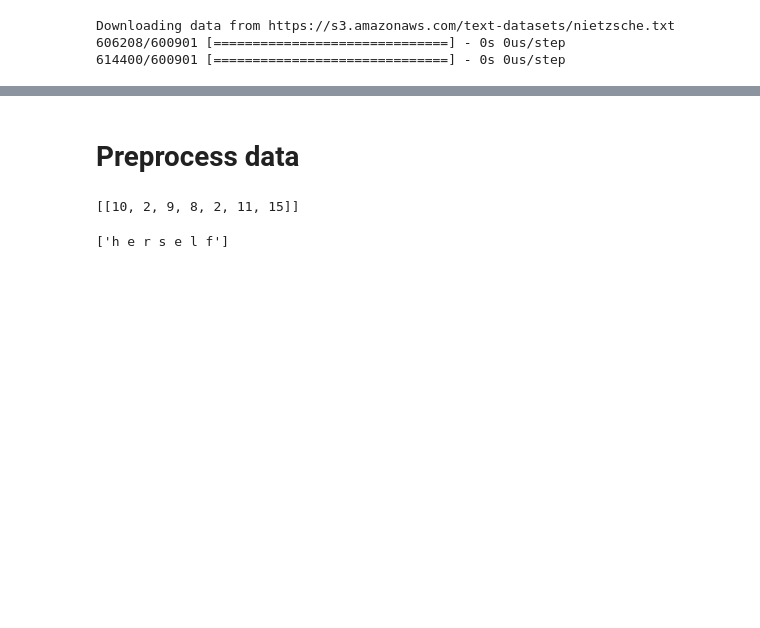
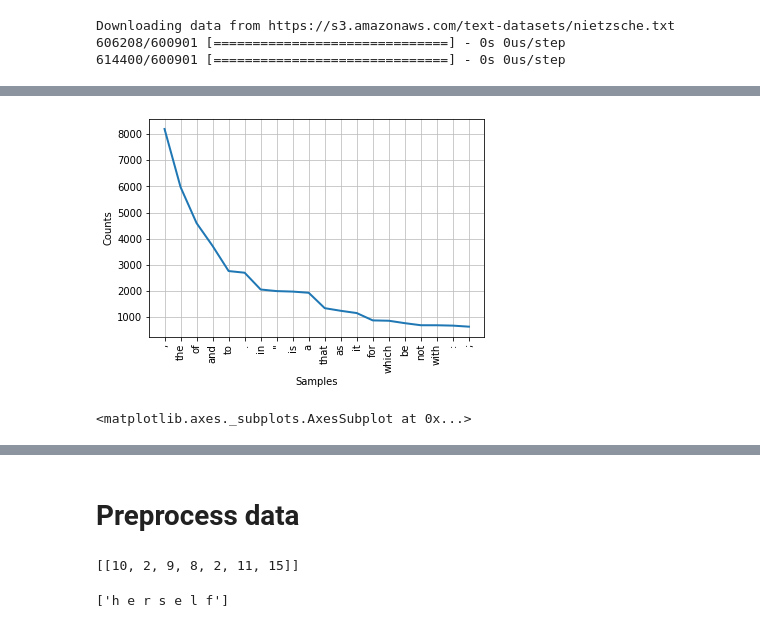
Before and after one commit to IramML/ailabschool-exam, a Jupyter notebook: book/Examen_R2.ipynb, the cells around one changed output, grey strips where cells are left out. Drawn from its saved outputs; the diff is of its cells as text; code cells hidden in the pictures; blank space fills up the shorter version.

Commit message:
Add visualization of book corpus

```diff
--- a/book/Examen_R2.ipynb
+++ b/book/Examen_R2.ipynb
@@ -74,0 +82,10 @@ Downloading data from https://s3.amazonaws.com/text-datasets/nietzsche.txt
+# %%
+import nltk
+pattern = r'''(?x)                 # set flag to allow verbose regexps
+              (?:[A-Z]\.)+         # abbreviations, e.g. U.S.A.
+              | \w+(?:-\w+)*       # words with optional internal hyphens
+              | \$?\d+(?:\.\d+)?%? # currency and percentages, e.g. $12.40, 82%
+              | \.\.\.             # ellipsis
+              | [][.,;"'?():-_`]   # these are separate tokens; includes ], [
+'''
+text = nltk.regexp_tokenize(nietzsche_text, pattern)
@@ -74,0 +104,4 @@ Downloading data from https://s3.amazonaws.com/text-datasets/nietzsche.txt
+# %%
+from nltk.collocations import *
+from nltk.util import ngrams
+fdist = FreqDist(text)
@@ -74,0 +131,5 @@ Downloading data from https://s3.amazonaws.com/text-datasets/nietzsche.txt
+# %%
+fdist.plot(20)
+# %% [output]
+[figure, added]
+<matplotlib.axes._subplots.AxesSubplot at 0x...>
```
Also changed, not shown: parts of 16 cells of this notebook.
